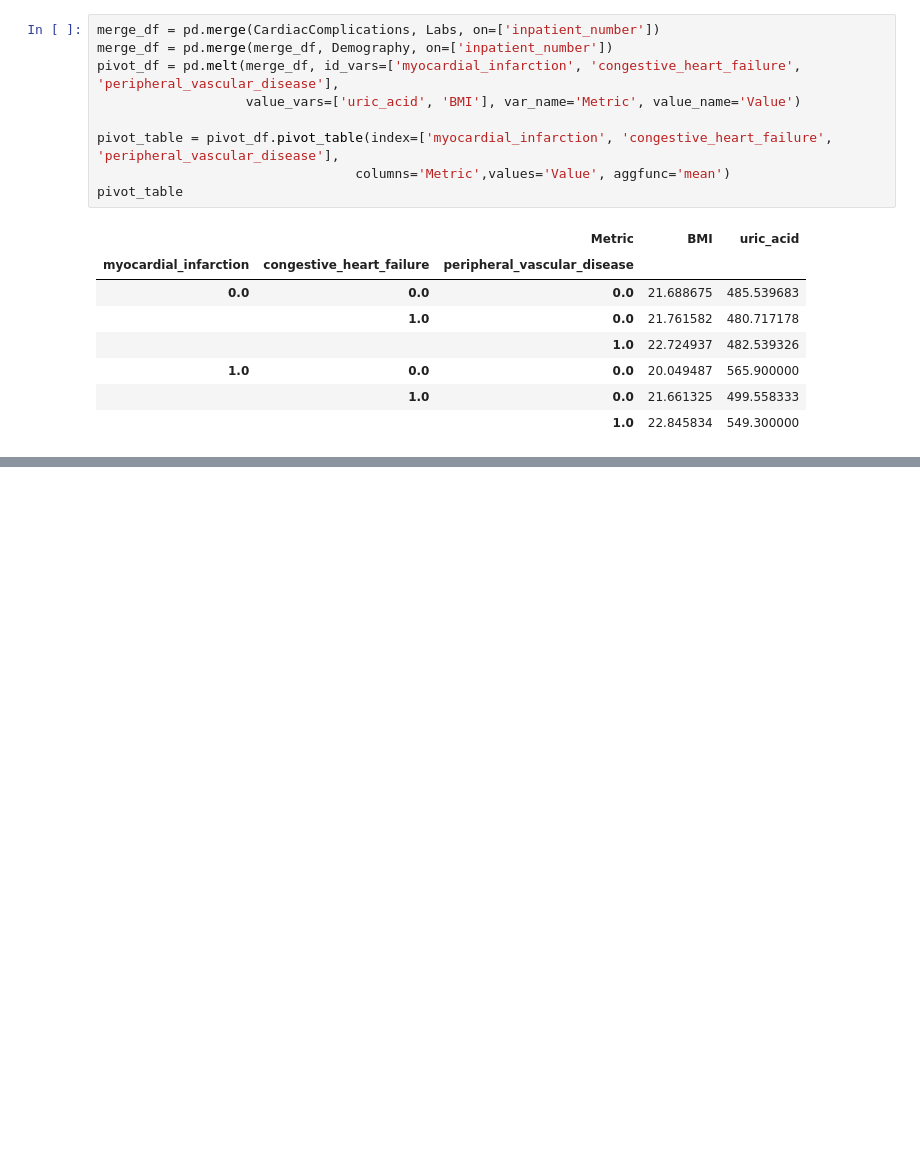
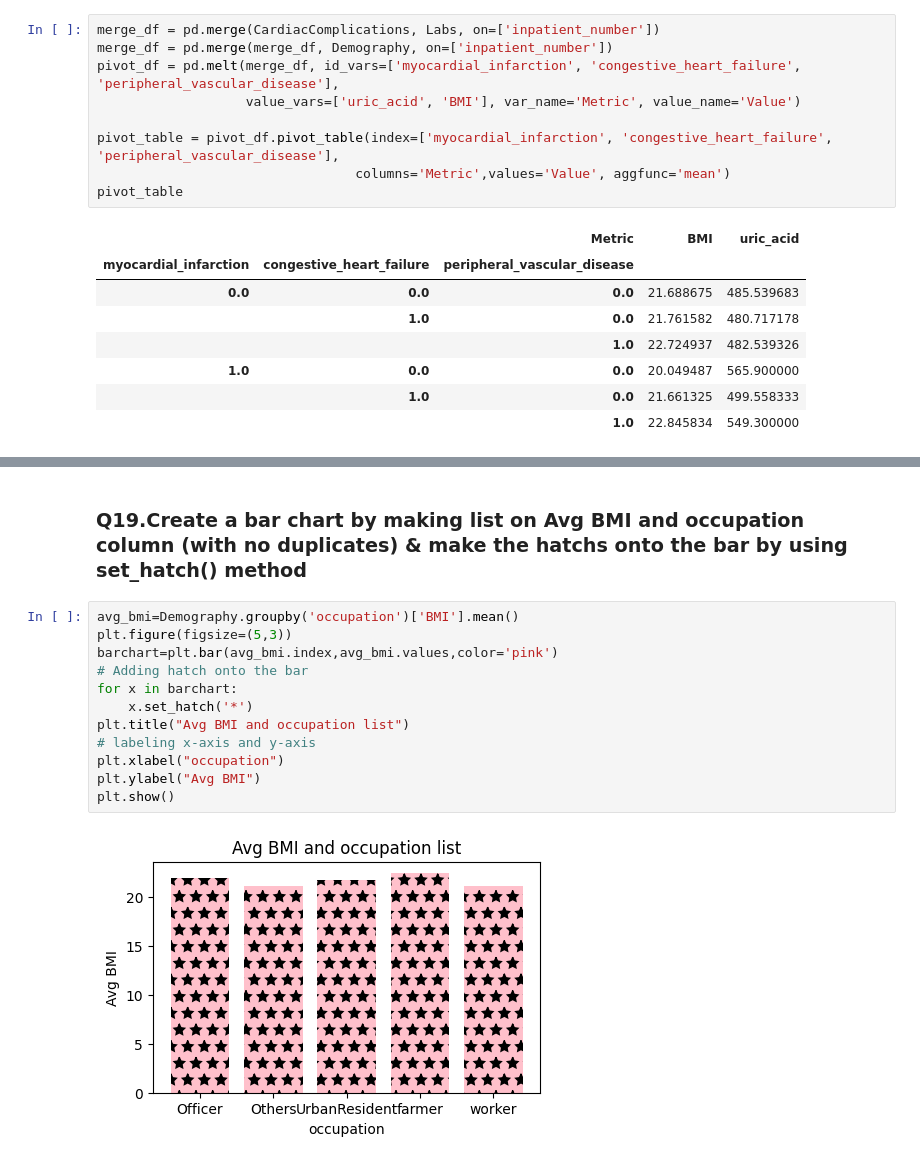
Before and after one commit to SivasankariDA112/03_Hacktivators_PythonHackathon_Apr24, a Jupyter notebook: Team03_Hacktivators_Main80Questions.ipynb, the cells around one changed output, grey strips where cells are left out. Cells and saved outputs as stored; diff of their text form; blank space fills up the shorter version.

```diff
--- a/Team03_Hacktivators_Main80Questions.ipynb
+++ b/Team03_Hacktivators_Main80Questions.ipynb
@@ -434,0 +469,16 @@ pivot_table
+# %% [markdown]
+### Q19.Create a bar chart by making list on Avg BMI and occupation column (with no duplicates) & make the hatchs onto the bar by using set_hatch() method
+# %%
+avg_bmi=Demography.groupby('occupation')['BMI'].mean()
+plt.figure(figsize=(5,3))
+barchart=plt.bar(avg_bmi.index,avg_bmi.values,color='pink')
+# Adding hatch onto the bar
+for x in barchart:
+    x.set_hatch('*')
+plt.title("Avg BMI and occupation list")
+# labeling x-axis and y-axis
+plt.xlabel("occupation")
+plt.ylabel("Avg BMI")
+plt.show()
+# %% [output]
+[figure, added]
```
Also changed, not shown: parts of 31 cells of this notebook.
